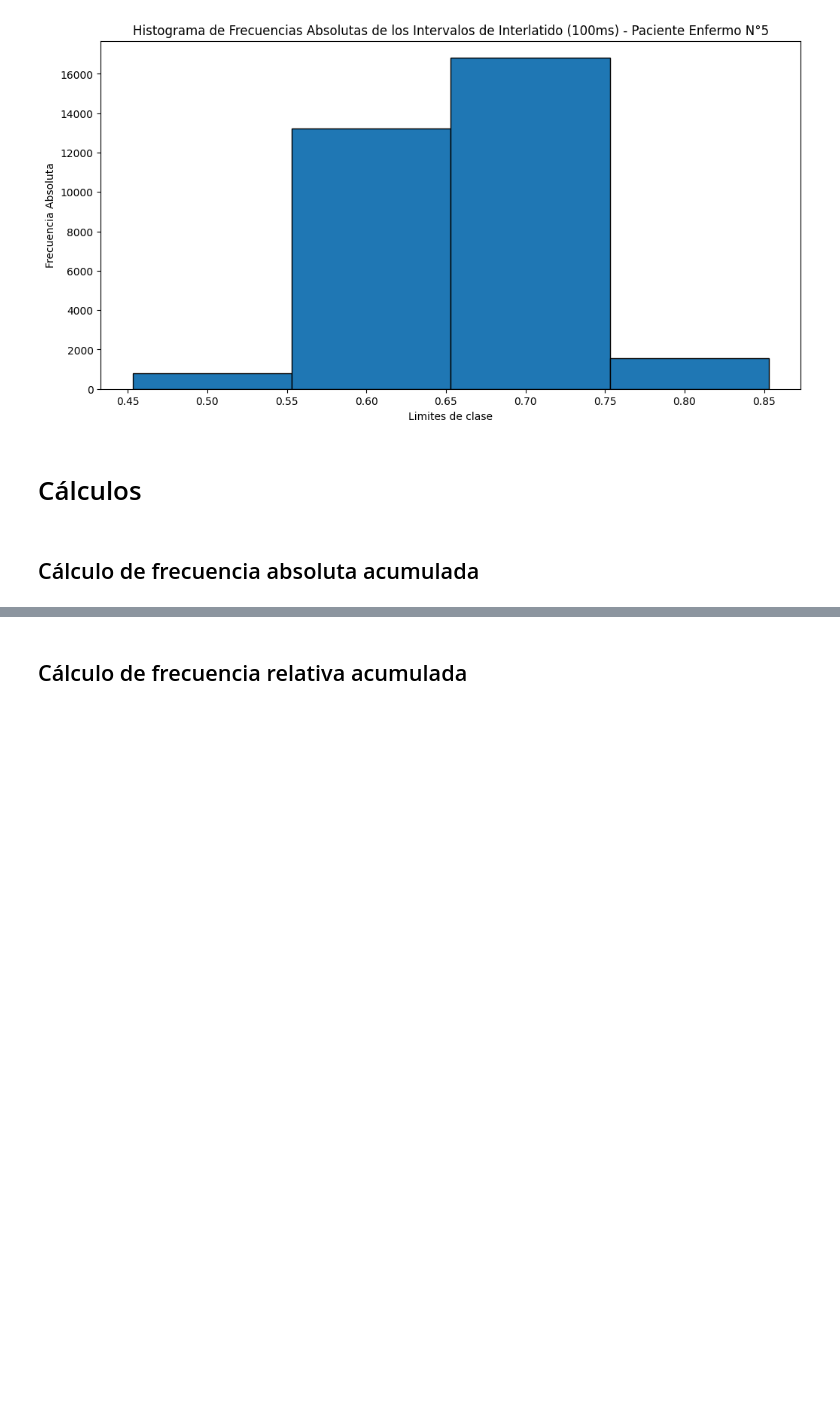
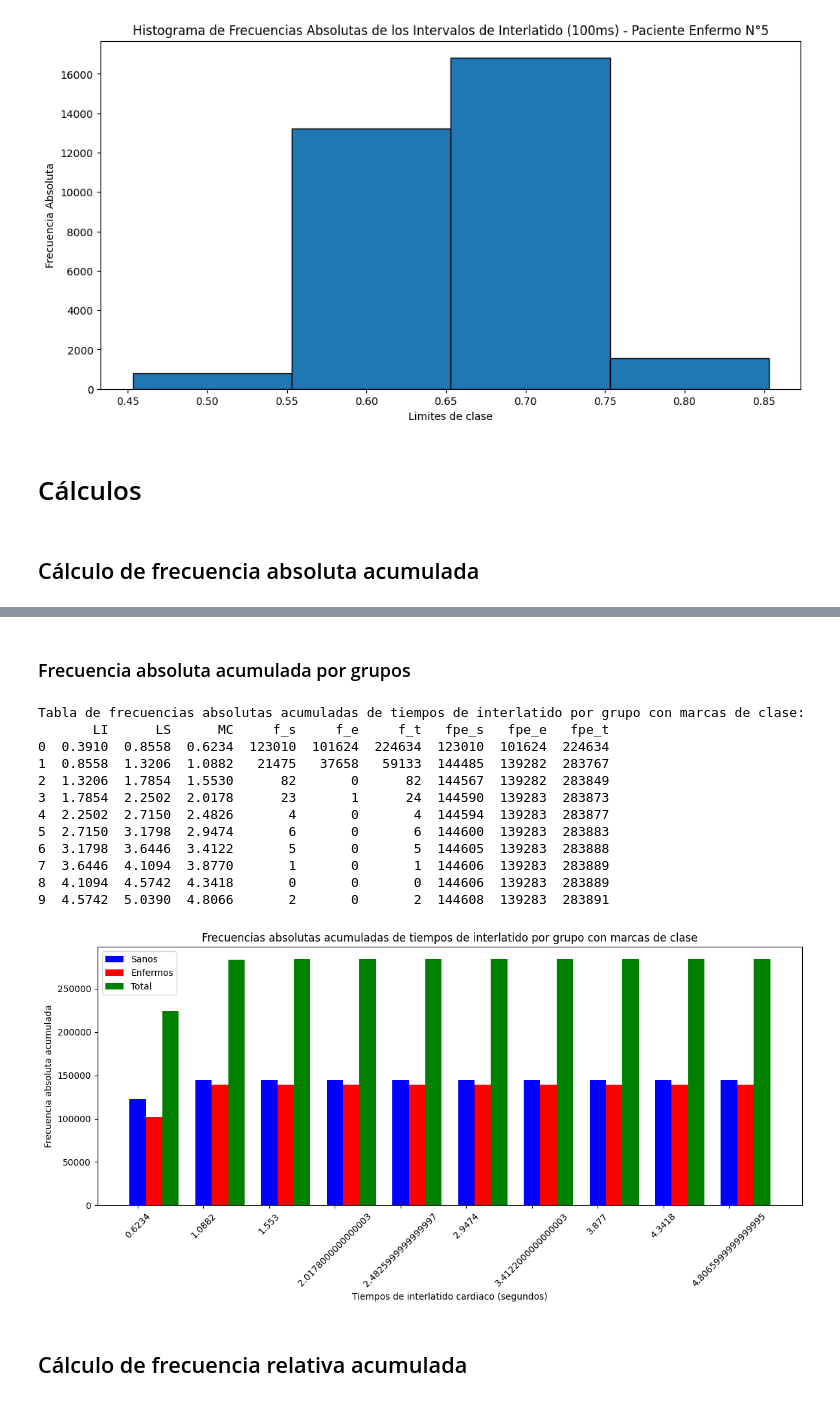
Before and after one commit to ThonnyRG/pacientes_enfermos_y_sanos_analisis, a Jupyter notebook: DATOS_BIOESTADÍSTICOS.ipynb, the cells around one changed output, grey strips where cells are left out. Cells and saved outputs as stored; diff of their text form; code cells hidden in the pictures; blank space fills up the shorter version.

```diff
--- a/DATOS_BIOESTADÍSTICOS.ipynb
+++ b/DATOS_BIOESTADÍSTICOS.ipynb
@@ -1292,2 +1404,70 @@ Datos del paciente N°5:
+# %% [markdown]
+### Frecuencia absoluta acumulada por grupos
+# %%
+# Definir límites de intervalos basados en los datos reales
+intervalos = pd.interval_range(start=df_sanos['Tiempos de interlatido'].min(),
+                               end=df_sanos['Tiempos de interlatido'].max(),
+                               freq=(df_sanos['Tiempos de interlatido'].max() - df_sanos['Tiempos de interlatido'].min()) / 10)
+
+# Calcular las frecuencias absolutas para sanos y enfermos usando los mismos intervalos
+frecuencias_absolutas_sanos = pd.cut(df_sanos['Tiempos de interlatido'], bins=intervalos).value_counts().sort_index()
+frecuencias_absolutas_enfermos = pd.cut(df_enfermos['Tiempos de interlatido'], bins=intervalos).value_counts().sort_index()
+
+# Calcular la frecuencia total
+frecuencia_total = frecuencias_absolutas_sanos + frecuencias_absolutas_enfermos
+
+# Calcular las frecuencias absolutas acumuladas
+frecuencias_absolutas_acumuladas_sanos = frecuencias_absolutas_sanos.cumsum()
+frecuencias_absolutas_acumuladas_enfermos = frecuencias_absolutas_enfermos.cumsum()
+frecuencias_absolutas_acumuladas_total = frecuencia_total.cumsum()
+
+# Calcular marcas de clase, límites reales inferiores (LRI) y límites reales superiores (LRS)
+LI = [interval.left for interval in intervalos]
+LS = [interval.right for interval in intervalos]
+MC = [(interval.left + interval.right) / 2 for interval in intervalos]
+
+# Crear DataFrame para las frecuencias absolutas acumuladas por grupos
+tabla_frecuencias_abs_acum = pd.DataFrame({
+    'LI': LI,
+    'LS': LS,
+    'MC': MC,
+    'f_s': frecuencias_absolutas_sanos.values,
+    'f_e': frecuencias_absolutas_enfermos.values,
+    'f_t': frecuencia_total.values,
+    'fpe_s': frecuencias_absolutas_acumuladas_sanos.values,
+    'fpe_e': frecuencias_absolutas_acumuladas_enfermos.values,
+    'fpe_t': frecuencias_absolutas_acumuladas_total.values,
+})
+
+# Imprimir la tabla de frecuencias absolutas acumuladas por grupos con marcas de clase
+print("Tabla de frecuencias absolutas acumuladas de tiempos de interlatido por grupo con marcas de clase:")
+print(tabla_frecuencias_abs_acum)
+
+# Graficar las frecuencias absolutas acumuladas por grupos con marcas de clase
+plt.figure(figsize=(12, 6))
+plt.bar(tabla_frecuencias_abs_acum.index, tabla_frecuencias_abs_acum['fpe_s'], width=0.25, label='Sanos', color='blue', align='center')
+plt.bar(tabla_frecuencias_abs_acum.index + 0.25, tabla_frecuencias_abs_acum['fpe_e'], width=0.25, label='Enfermos', color='red', align='center')
+plt.bar(tabla_frecuencias_abs_acum.index + 0.5, tabla_frecuencias_abs_acum['fpe_t'], width=0.25, label='Total', color='green', align='center')
+plt.xlabel('Tiempos de interlatido cardiaco (segundos)')
+plt.ylabel('Frecuencia absoluta acumulada')
+plt.title('Frecuencias absolutas acumuladas de tiempos de interlatido por grupo con marcas de clase')
+plt.legend()
+plt.xticks(range(len(tabla_frecuencias_abs_acum)), tabla_frecuencias_abs_acum['MC'], rotation=45)
+plt.tight_layout()
+plt.show()
+# %% [output]
+Tabla de frecuencias absolutas acumuladas de tiempos de interlatido por grupo con marcas de clase:
+       LI      LS      MC     f_s     f_e     f_t   fpe_s   fpe_e   fpe_t
+0  0.3910  0.8558  0.6234  123010  101624  224634  123010  101624  224634
+1  0.8558  1.3206  1.0882   21475   37658   59133  144485  139282  283767
+2  1.3206  1.7854  1.5530      82       0      82  144567  139282  283849
+3  1.7854  2.2502  2.0178      23       1      24  144590  139283  283873
+4  2.2502  2.7150  2.4826       4       0       4  144594  139283  283877
+5  2.7150  3.1798  2.9474       6       0       6  144600  139283  283883
+6  3.1798  3.6446  3.4122       5       0       5  144605  139283  283888
+7  3.6446  4.1094  3.8770       1       0       1  144606  139283  283889
+8  4.1094  4.5742  4.3418       0       0       0  144606  139283  283889
+9  4.5742  5.0390  4.8066       2       0       2  144608  139283  283891
+[figure, added]
 # %% [markdown]
 ## Cálculo de frecuencia relativa acumulada
```
Also changed, not shown: parts of 8 cells of this notebook.
